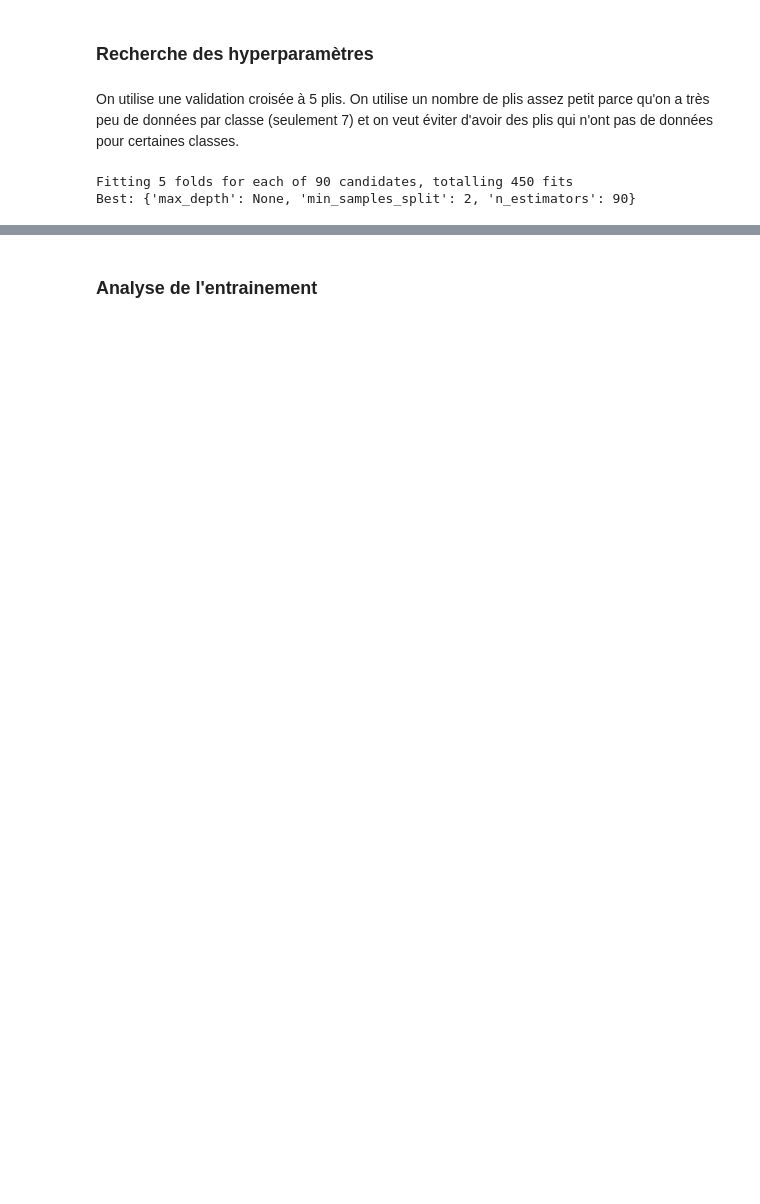
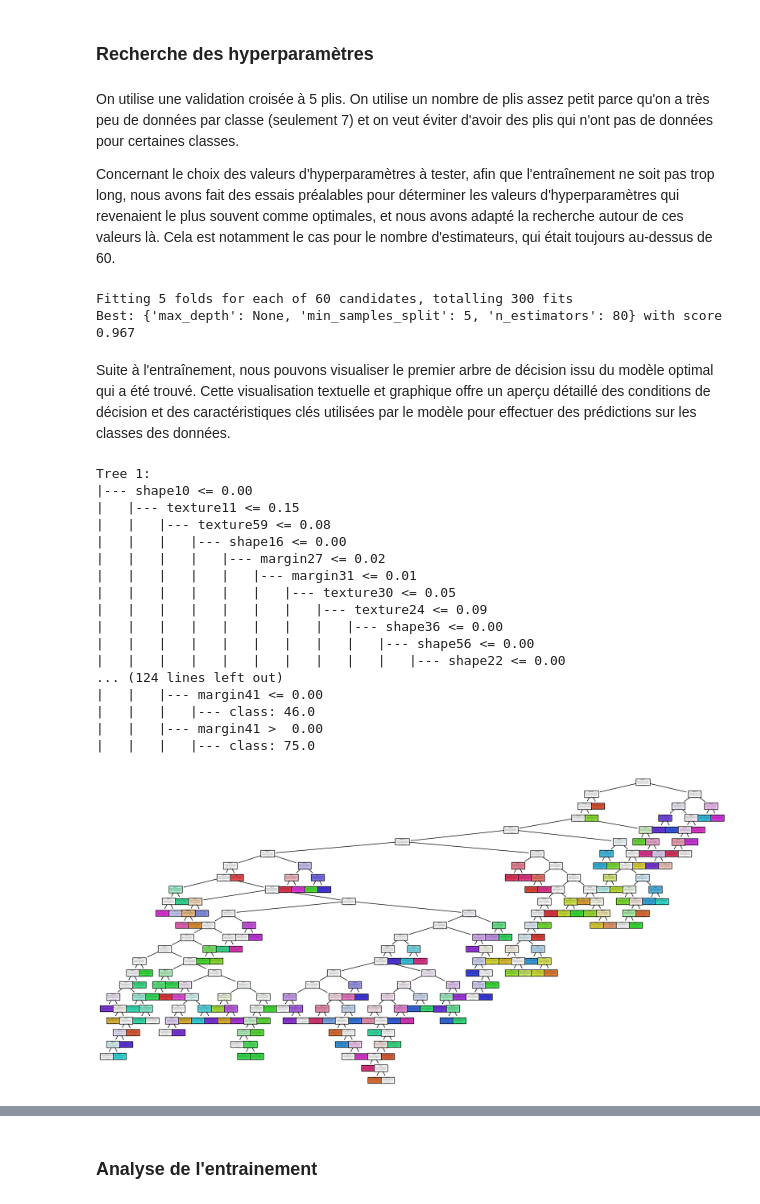
Before and after one commit to Chique80/IFT712-Projet, a Jupyter notebook: Random Forest.ipynb, the cells around one changed output, grey strips where cells are left out. Saved outputs shown, nothing was run; the diff lists cells and outputs as text; code cells hidden in the pictures; blank space fills up the shorter version.

```diff
--- a/Random Forest.ipynb
+++ b/Random Forest.ipynb
@@ -36,15 +44,55 @@ Bien que le nombre d'arbres soit souvent l'hyperparamètre le plus crucial, nous
 ### Recherche des hyperparamètres
 # %% [markdown]
 On utilise une validation croisée à 5 plis. On utilise un nombre de plis assez petit parce qu'on a très peu de données par classe (seulement 7) et on veut éviter d'avoir des plis qui n'ont pas de données pour certaines classes.
+
+Concernant le choix des valeurs d'hyperparamètres à tester, afin que l'entraînement ne soit pas trop long, nous avons fait des essais préalables pour déterminer les valeurs d'hyperparamètres qui revenaient le plus souvent comme optimales, et nous avons adapté la recherche autour de ces valeurs là. Cela est notamment le cas pour le nombre d'estimateurs, qui était toujours au-dessus de 60.
 # %%
 hyperparameters_rf = {
-    'n_estimators': range(10, 101, 10),
-    'max_depth': [None, 10, 20],
+    'n_estimators': range(60, 101, 10),
+    'max_depth': [None, 3, 5, 7],
     'min_samples_split': [2, 5, 10],
 }
 
-grid_rf, results_rf = DM.train_model(RandomForestClassifier(), hyperparameters_rf, dataset)
-print('Best:', grid_rf.best_params_)
+grid, results = DM.train_model(RandomForestClassifier(), hyperparameters_rf, dataset)
+print('Best:', grid.best_params_, 'with score {:.3}'.format(grid.best_score_))
 # %% [output]
-Fitting 5 folds for each of 90 candidates, totalling 450 fits
-Best: {'max_depth': None, 'min_samples_split': 2, 'n_estimators': 90}
+Fitting 5 folds for each of 60 candidates, totalling 300 fits
+Best: {'max_depth': None, 'min_samples_split': 5, 'n_estimators': 80} with score 0.967
+# %% [markdown]
+Suite à l'entraînement, nous pouvons visualiser le premier arbre de décision issu du modèle optimal qui a été trouvé. Cette visualisation textuelle et graphique offre un aperçu détaillé des conditions de décision et des caractéristiques clés utilisées par le modèle pour effectuer des prédictions sur les classes des données.
+# %%
+# Importation de la fonction plot_tree
+from sklearn.tree import plot_tree, export_text
+
+
+best_rf_model = grid.best_estimator_
+# Visualiser le premier arbre de la Random Forest
+tree = best_rf_model.estimators_[0]
+
+# Affichage textuel de l'arbre
+tree_text = export_text(tree, feature_names=dataset.data.columns[3:].tolist())
+print(f"Tree 1:\n{tree_text}")
+
+# Affichage graphique de l'arbre
+plt.figure(figsize=(20, 10))
+plot_tree(tree, filled=True, feature_names=dataset.data.columns[3:], class_names=dataset.classes)
+plt.show()
+# %% [output]
+Tree 1:
+|--- shape10 <= 0.00
+|   |--- texture11 <= 0.15
+|   |   |--- texture59 <= 0.08
+|   |   |   |--- shape16 <= 0.00
+|   |   |   |   |--- margin27 <= 0.02
+|   |   |   |   |   |--- margin31 <= 0.01
+|   |   |   |   |   |   |--- texture30 <= 0.05
+|   |   |   |   |   |   |   |--- texture24 <= 0.09
+|   |   |   |   |   |   |   |   |--- shape36 <= 0.00
+|   |   |   |   |   |   |   |   |   |--- shape56 <= 0.00
+|   |   |   |   |   |   |   |   |   |   |--- shape22 <= 0.00
+... (124 lines left out)
+|   |   |--- margin41 <= 0.00
+|   |   |   |--- class: 46.0
+|   |   |--- margin41 >  0.00
+|   |   |   |--- class: 75.0
+[figure, added]
```
Also changed, not shown: parts of 14 cells of this notebook.
